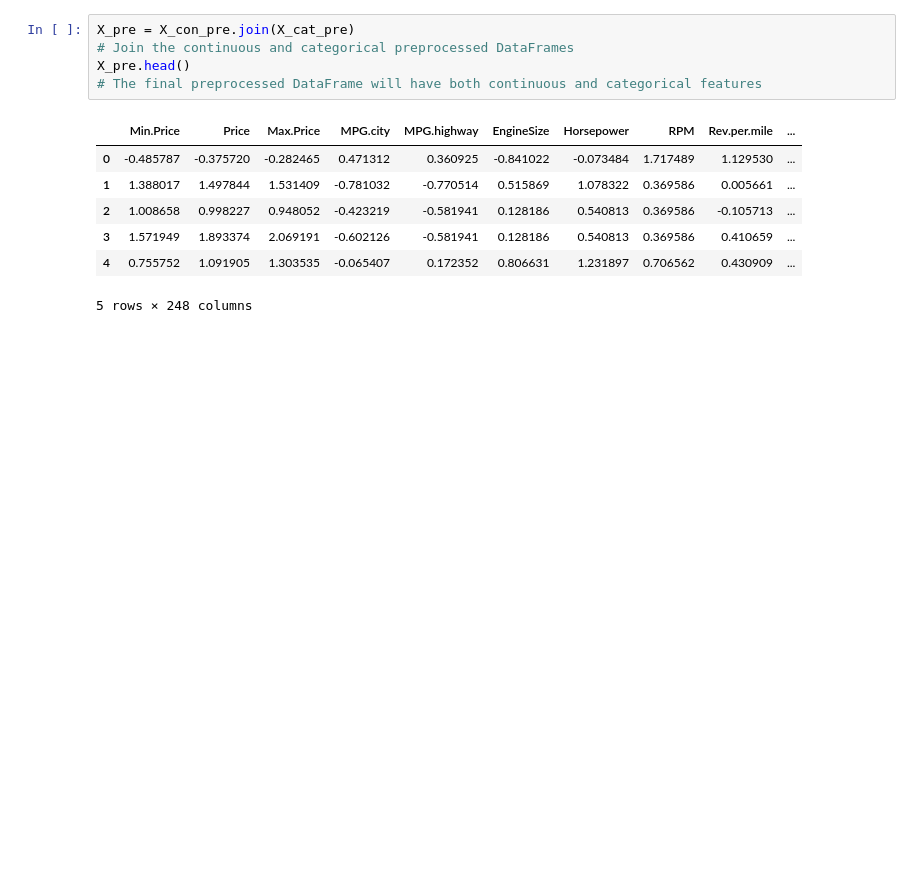
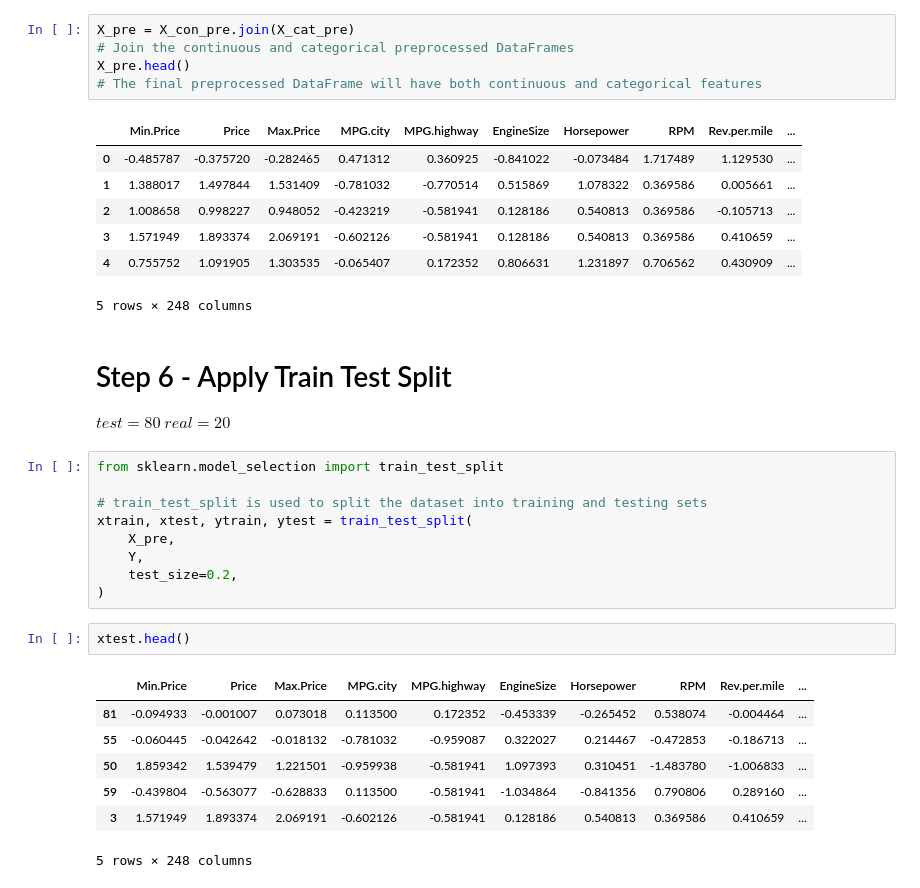
Before and after one commit to Armifara/Machine_Learning1, a Jupyter notebook: 03 - Feature Engineering/Feature Engineering.ipynb, the cells around one changed output. Saved outputs shown, nothing was run; the diff lists cells and outputs as text; blank space fills up the shorter version.

Commit message:
Feature Engineering Completed

```diff
--- a/03 - Feature Engineering/Feature Engineering.ipynb
+++ b/03 - Feature Engineering/Feature Engineering.ipynb
@@ -489,3 +489,27 @@ X_pre.head()
 | 3 | 1.571949 | 1.893374 | 2.069191 | -0.602126 | -0.581941 | 0.128186 | 0.540813 | 0.369586 | 0.410659 | ... |
 | 4 | 0.755752 | 1.091905 | 1.303535 | -0.065407 | 0.172352 | 0.806631 | 1.231897 | 0.706562 | 0.430909 | ... |
 5 rows × 248 columns
+# %% [markdown]
+# Step 6 - Apply Train Test Split
+
+$ test = 80%$
+$ real = 20%$
+# %%
+from sklearn.model_selection import train_test_split
+
+# train_test_split is used to split the dataset into training and testing sets
+xtrain, xtest, ytrain, ytest = train_test_split(
+    X_pre,
+    Y,
+    test_size=0.2,
+)
+# %%
+xtest.head()
+# %% [output]
+|  | Min.Price | Price | Max.Price | MPG.city | MPG.highway | EngineSize | Horsepower | RPM | Rev.per.mile | ... |
+| 81 | -0.094933 | -0.001007 | 0.073018 | 0.113500 | 0.172352 | -0.453339 | -0.265452 | 0.538074 | -0.004464 | ... |
+| 55 | -0.060445 | -0.042642 | -0.018132 | -0.781032 | -0.959087 | 0.322027 | 0.214467 | -0.472853 | -0.186713 | ... |
+| 50 | 1.859342 | 1.539479 | 1.221501 | -0.959938 | -0.581941 | 1.097393 | 0.310451 | -1.483780 | -1.006833 | ... |
+| 59 | -0.439804 | -0.563077 | -0.628833 | 0.113500 | -0.581941 | -1.034864 | -0.841356 | 0.790806 | 0.289160 | ... |
+| 3 | 1.571949 | 1.893374 | 2.069191 | -0.602126 | -0.581941 | 0.128186 | 0.540813 | 0.369586 | 0.410659 | ... |
+5 rows × 248 columns
```
Also changed, not shown: parts of 56 cells of this notebook, 6 other files.
